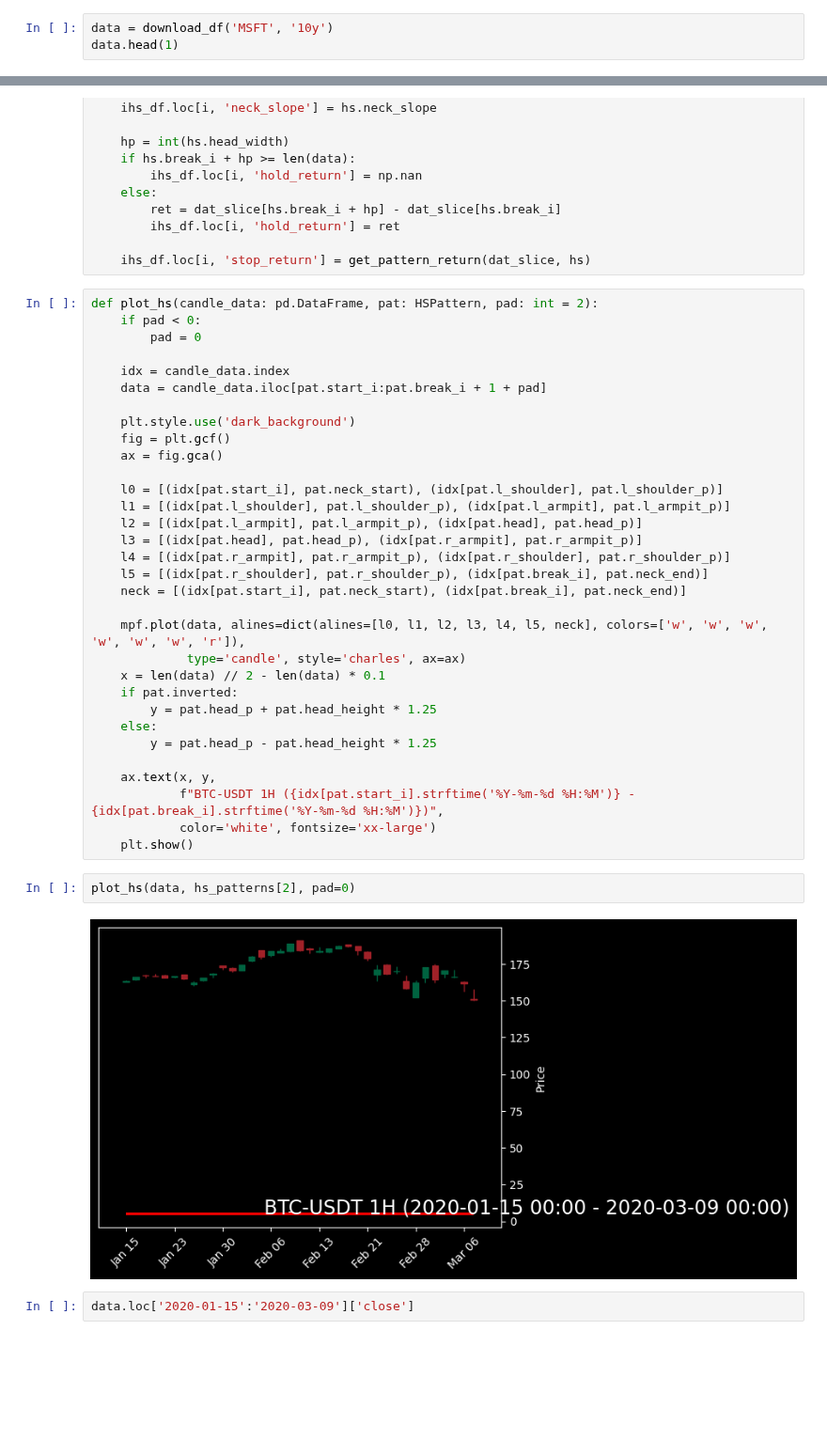
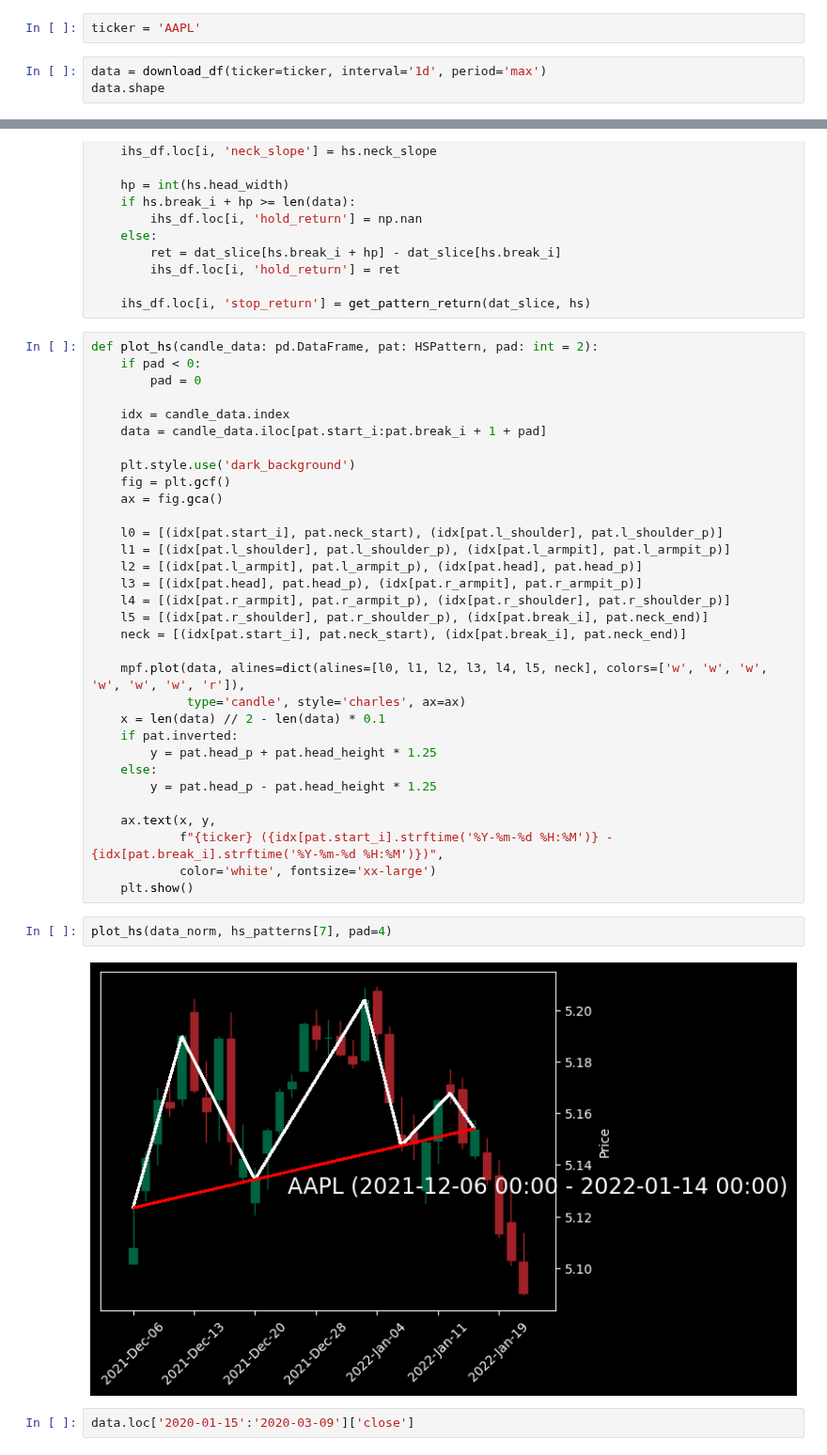
Before and after one commit to tcarlucc/machine-learning-final, a Jupyter notebook: reversal_patterns.ipynb, the cells around one changed output, grey strips where cells are left out. Shown at 94% size. Cells and saved outputs as stored; diff of their text form; blank space fills up the shorter version.

```diff
--- a/reversal_patterns.ipynb
+++ b/reversal_patterns.ipynb
@@ -87,8 +86,10 @@ Abstract: We want to use mathematical equations to detect patterns in our stock
 - LOOK FOR FEATURES that could show a trend
 - The Head and Shoulders is not a common occurance. Look to suplement this data with other patterns?
 - A lot of papers and programs create a bunch of synthetic data to train models on
+# %%
+ticker = 'AAPL'
 # %%
-data = download_df('MSFT', '10y')
-data.head(1)
+data = download_df(ticker=ticker, interval='1d', period='max')
+data.shape
 # %% [output]
 [*********************100%%**********************]  1 of 1 completed
@@ -167,13 +166,13 @@ def plot_hs(candle_data: pd.DataFrame, pat: HSPattern, pad: int = 2):
         y = pat.head_p - pat.head_height * 1.25
 
     ax.text(x, y,
-            f"BTC-USDT 1H ({idx[pat.start_i].strftime('%Y-%m-%d %H:%M')} - {idx[pat.break_i].strftime('%Y-%m-%d %H:%M')})",
+            f"{ticker} ({idx[pat.start_i].strftime('%Y-%m-%d %H:%M')} - {idx[pat.break_i].strftime('%Y-%m-%d %H:%M')})",
             color='white', fontsize='xx-large')
     plt.show()
 # %%
-plot_hs(data, hs_patterns[2], pad=0)
+plot_hs(data_norm, hs_patterns[7], pad=4)
 # %% [output]
-[figure, old version]
+[figure, new version]
 # %%
 data.loc['2020-01-15':'2020-03-09']['close']
 # %% [output]
```
Also changed, not shown: parts of 3 cells of this notebook.
